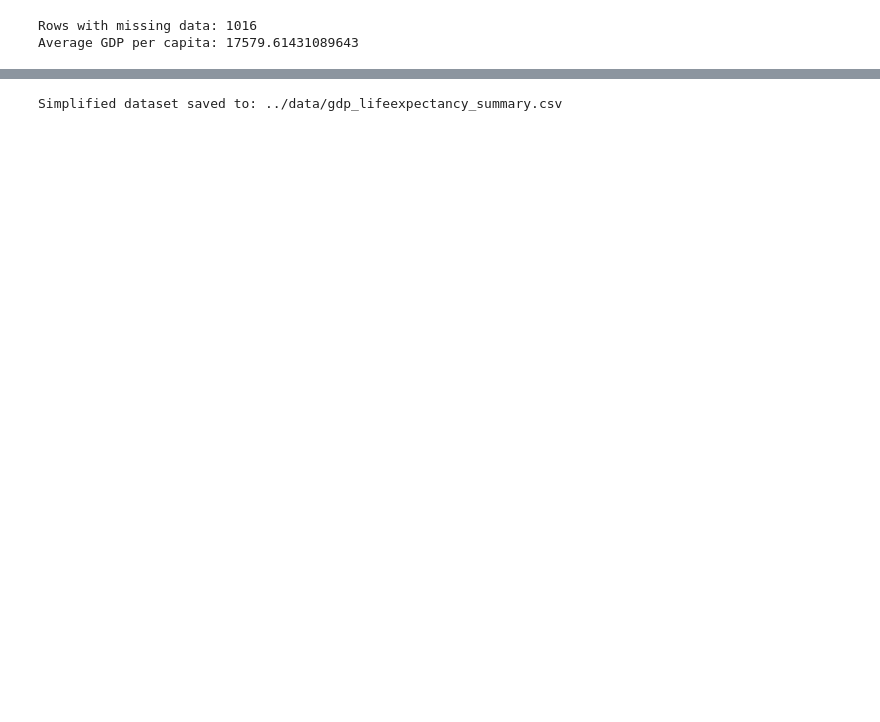
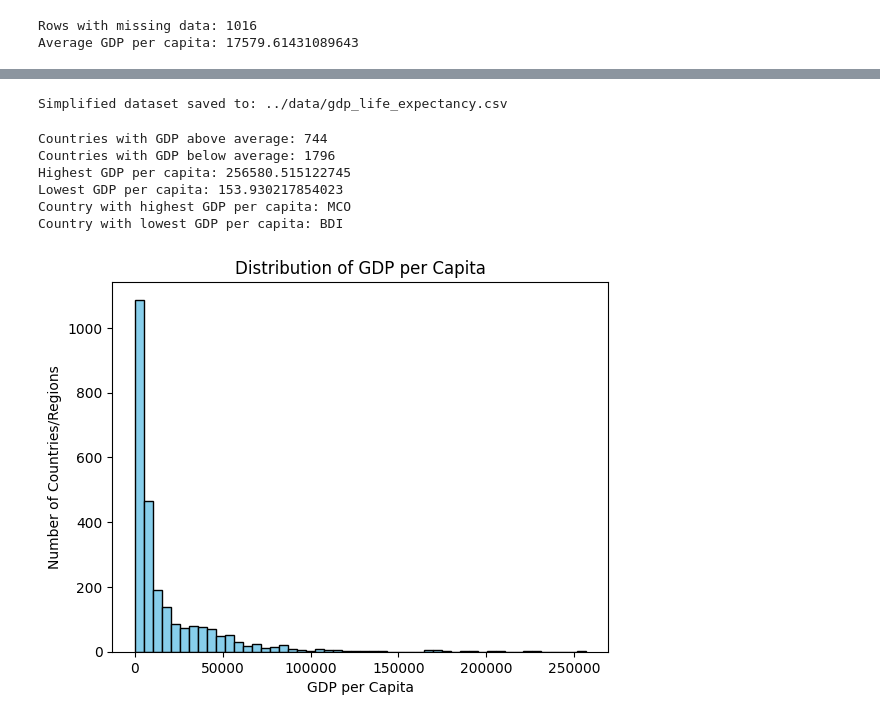
Before and after one commit to bracagliagiulia/wealth-of-nations-analysis, a Jupyter notebook: notebook/explore_healthcare_vs_economy.ipynb, the cells around one changed output, grey strips where cells are left out. Cells and saved outputs as stored; diff of their text form; code cells hidden in the pictures; blank space fills up the shorter version.

```diff
--- a/notebook/explore_healthcare_vs_economy.ipynb
+++ b/notebook/explore_healthcare_vs_economy.ipynb
@@ -90,12 +123,68 @@ Life Expectancy entries: 2309
 # %%
-# Save a simplified version of the dataset with only GDP and Life Expectancy
-output_file = "../data/gdp_lifeexpectancy_summary.csv"
+# --- Save only GDP and Life Expectancy columns for further analysis ---
+export_file_path = '../data/gdp_life_expectancy.csv'
 
-with open(output_file, "w", encoding="utf-8") as f:
-    f.write("gdp_per_capita,life_expectancy\n")
-    for gdp, le in zip(gdp_values, life_expectancy):
-        f.write(f"{gdp},{le}\n")
+with open(export_file_path, 'w', encoding='utf-8') as f:
+    f.write('gdp_per_capita,life_expectancy\n')  # Write header
+    for gdp, life in zip(clean_gdp, life_expectancy):
+        f.write(f"{gdp},{life}\n")
 
-print("Simplified dataset saved to:", output_file)
+print("Simplified dataset saved to:", export_file_path)
 # %% [output]
-Simplified dataset saved to: ../data/gdp_lifeexpectancy_summary.csv
+Simplified dataset saved to: ../data/gdp_life_expectancy.csv
+# %%
+# --- Initialize counters ---
+above_average = 0
+below_average = 0
+
+# --- Count countries above and below the average GDP ---
+for row in data:
+    try:
+        gdp = float(row[2])
+        if gdp > average_gdp:
+            above_average += 1
+        else:
+            below_average += 1
+    except:
+        pass  # Skip rows with invalid GDP
+
+print("Countries with GDP above average:", above_average)
+print("Countries with GDP below average:", below_average)
+
+# --- Find highest and lowest GDP values ---
+max_gdp = max(gdp_values)
+min_gdp = min(gdp_values)
+print("Highest GDP per capita:", max_gdp)
+print("Lowest GDP per capita:", min_gdp)
+
+# --- Identify countries with these values ---
+country_high = ""
+country_low = ""
+for row in data:
+    try:
+        gdp = float(row[2])
+        if gdp == max_gdp:
+            country_high = row[0]
+        elif gdp == min_gdp:
+            country_low = row[0]
+    except:
+        pass
+
+print("Country with highest GDP per capita:", country_high)
+print("Country with lowest GDP per capita:", country_low)
+# %% [output]
+Countries with GDP above average: 744
+Countries with GDP below average: 1796
+Highest GDP per capita: 256580.515122745
+Lowest GDP per capita: 153.930217854023
+Country with highest GDP per capita: MCO
+Country with lowest GDP per capita: BDI
+# %%
+# --- Plot a histogram of GDP per capita ---
+plt.hist(gdp_values, bins=50, color='skyblue', edgecolor='black')
+plt.title("Distribution of GDP per Capita")
+plt.xlabel("GDP per Capita")
+plt.ylabel("Number of Countries/Regions")
+plt.show()
+# %% [output]
+[figure, added]
```
Also changed, not shown: parts of 11 cells of this notebook.
